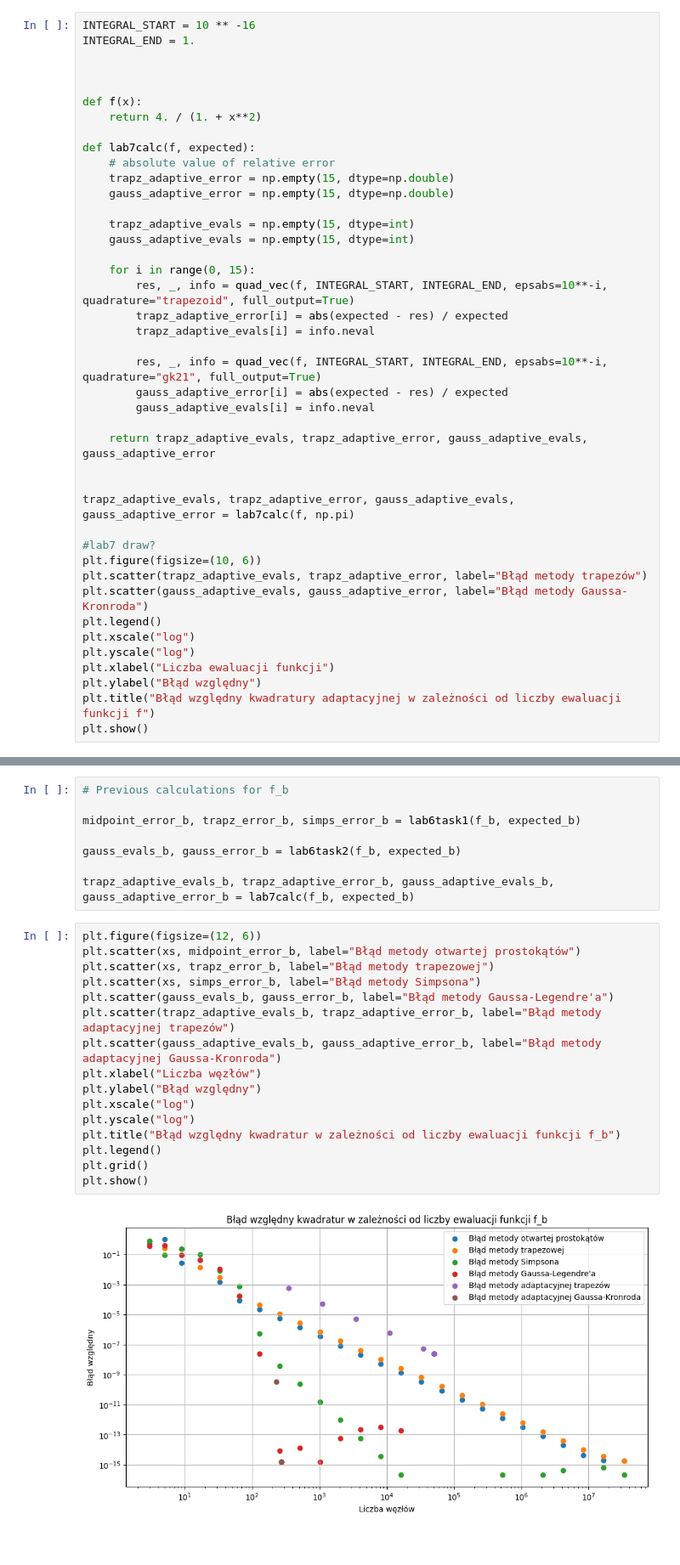
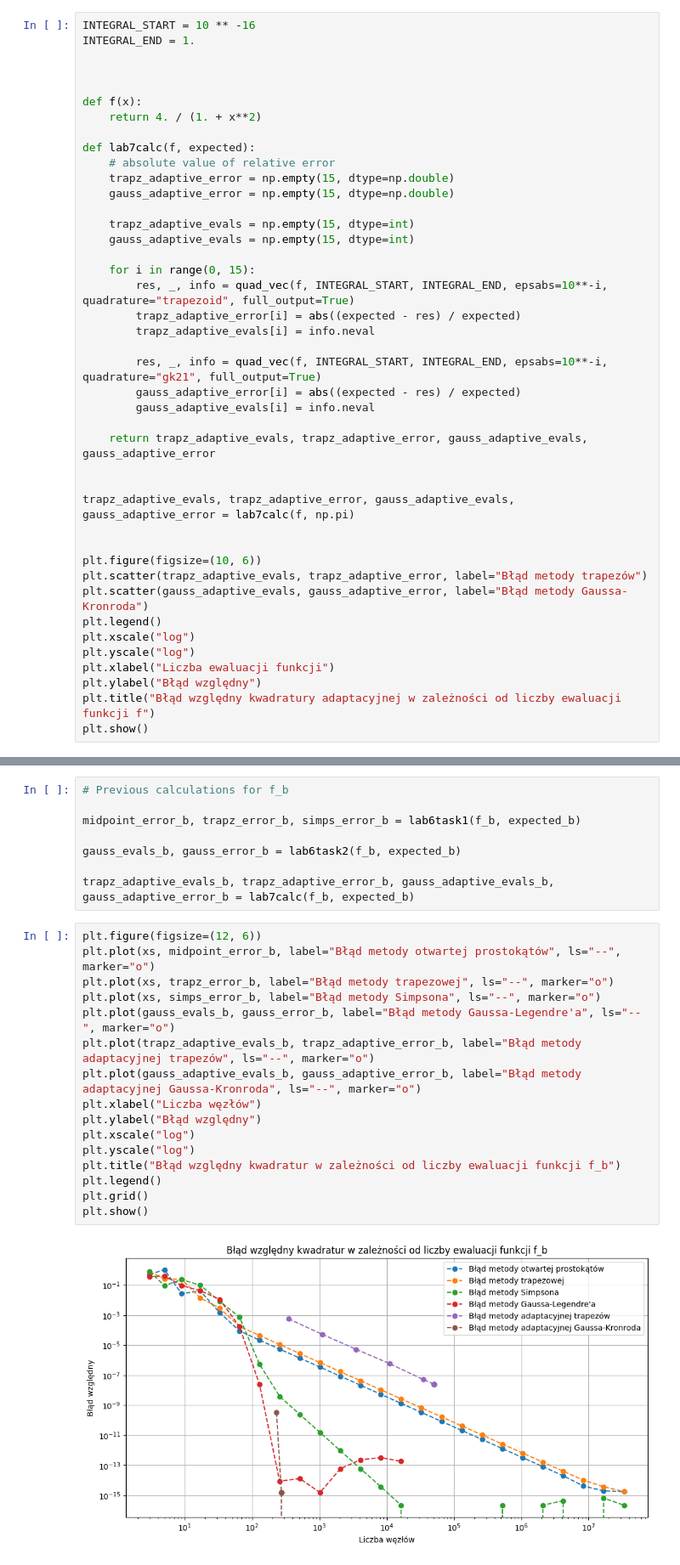
Before and after one commit to memecat5/MOWNIT, a Jupyter notebook: lab7/lab7.ipynb, the cells around one changed output, grey strips where cells are left out. Shown at 85% size. Drawn from its saved outputs; the diff is of its cells as text.

```diff
--- a/lab7/lab7.ipynb
+++ b/lab7/lab7.ipynb
@@ -26,11 +26,11 @@ def lab7calc(f, expected):
 
     for i in range(0, 15):
         res, _, info = quad_vec(f, INTEGRAL_START, INTEGRAL_END, epsabs=10**-i, quadrature="trapezoid", full_output=True)
-        trapz_adaptive_error[i] = abs(expected - res) / expected
+        trapz_adaptive_error[i] = abs((expected - res) / expected)
         trapz_adaptive_evals[i] = info.neval
 
         res, _, info = quad_vec(f, INTEGRAL_START, INTEGRAL_END, epsabs=10**-i, quadrature="gk21", full_output=True)
-        gauss_adaptive_error[i] = abs(expected - res) / expected
+        gauss_adaptive_error[i] = abs((expected - res) / expected)
         gauss_adaptive_evals[i] = info.neval
 
     return trapz_adaptive_evals, trapz_adaptive_error, gauss_adaptive_evals, gauss_adaptive_error
@@ -38,7 +38,7 @@ def lab7calc(f, expected):
 
 trapz_adaptive_evals, trapz_adaptive_error, gauss_adaptive_evals, gauss_adaptive_error = lab7calc(f, np.pi)
 
-#lab7 draw?
+
 plt.figure(figsize=(10, 6))
 plt.scatter(trapz_adaptive_evals, trapz_adaptive_error, label="Błąd metody trapezów")
 plt.scatter(gauss_adaptive_evals, gauss_adaptive_error, label="Błąd metody Gaussa-Kronroda")
@@ -184,19 +194,19 @@ gauss_evals_b, gauss_error_b = lab6task2(f_b, expected_b)
 trapz_adaptive_evals_b, trapz_adaptive_error_b, gauss_adaptive_evals_b, gauss_adaptive_error_b = lab7calc(f_b, expected_b)
 # %%
 plt.figure(figsize=(12, 6))
-plt.scatter(xs, midpoint_error_b, label="Błąd metody otwartej prostokątów")
-plt.scatter(xs, trapz_error_b, label="Błąd metody trapezowej")
-plt.scatter(xs, simps_error_b, label="Błąd metody Simpsona")
-plt.scatter(gauss_evals_b, gauss_error_b, label="Błąd metody Gaussa-Legendre'a")
-plt.scatter(trapz_adaptive_evals_b, trapz_adaptive_error_b, label="Błąd metody adaptacyjnej trapezów")
-plt.scatter(gauss_adaptive_evals_b, gauss_adaptive_error_b, label="Błąd metody adaptacyjnej Gaussa-Kronroda")
+plt.plot(xs, midpoint_error_b, label="Błąd metody otwartej prostokątów", ls="--", marker="o")
+plt.plot(xs, trapz_error_b, label="Błąd metody trapezowej", ls="--", marker="o")
+plt.plot(xs, simps_error_b, label="Błąd metody Simpsona", ls="--", marker="o")
+plt.plot(gauss_evals_b, gauss_error_b, label="Błąd metody Gaussa-Legendre'a", ls="--", marker="o")
+plt.plot(trapz_adaptive_evals_b, trapz_adaptive_error_b, label="Błąd metody adaptacyjnej trapezów", ls="--", marker="o")
+plt.plot(gauss_adaptive_evals_b, gauss_adaptive_error_b, label="Błąd metody adaptacyjnej Gaussa-Kronroda", ls="--", marker="o")
 plt.xlabel("Liczba węzłów")
 plt.ylabel("Błąd względny")
 plt.xscale("log")
 plt.yscale("log")
 plt.title("Błąd względny kwadratur w zależności od liczby ewaluacji funkcji f_b")
 plt.legend()
 plt.grid()
 plt.show()
 # %% [output]
-[figure, old version]
+[figure, new version]
```
Also changed, not shown: parts of 3 cells of this notebook, 4 other files.
